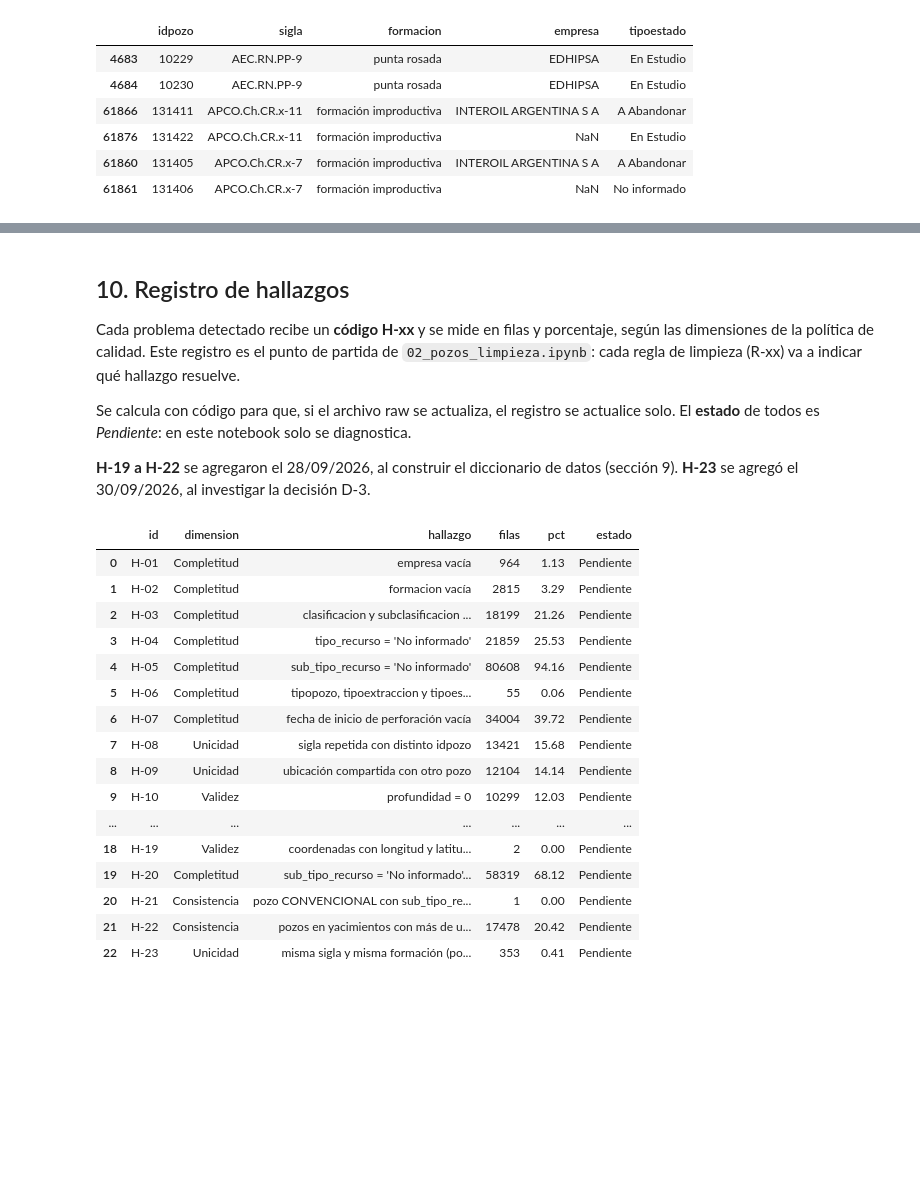
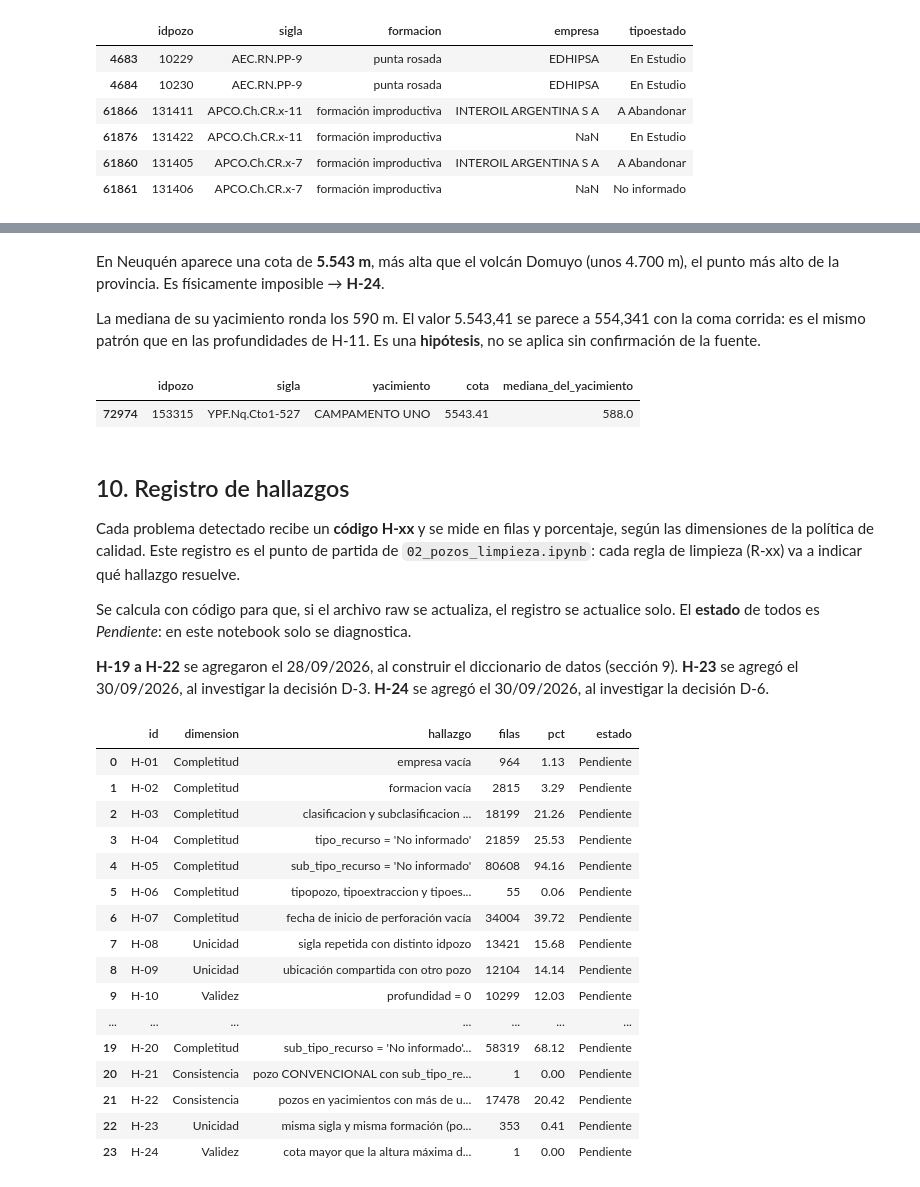
Before and after one commit to ncyanzon/dg, a Jupyter notebook: notebooks/01_pozos_perfilado.ipynb, the cells around one changed output, grey strips where cells are left out. Cells and saved outputs as stored; diff of their text form; code cells hidden in the pictures; blank space fills up the shorter version.

```diff
--- a/notebooks/01_pozos_perfilado.ipynb
+++ b/notebooks/01_pozos_perfilado.ipynb
@@ -491,3 +506,21 @@ Filas con misma sigla y misma formación: 353 | siglas: 159
+# %% [markdown]
+En Neuquén aparece una cota de **5.543 m**, más alta que el volcán Domuyo (unos 4.700 m), el punto más alto de la provincia.
+Es físicamente imposible → **H-24**.
+
+La mediana de su yacimiento ronda los 590 m. El valor 5.543,41 se parece a 554,341 con la coma corrida:
+es el mismo patrón que en las profundidades de H-11. Es una **hipótesis**, no se aplica sin confirmación de la fuente.
+# %%
+ALTURA_MAXIMA_NEUQUEN = 4700  # volcán Domuyo, el punto más alto de Neuquén (aproximado)
+
+cota_imposible_alta = (df["provincia"] == "Neuquén") & (df["cota"] > ALTURA_MAXIMA_NEUQUEN)
+mediana_por_yacimiento = df.groupby("yacimiento")["cota"].median()
+
+df.loc[cota_imposible_alta, ["idpozo", "sigla", "yacimiento", "cota"]].assign(
+    mediana_del_yacimiento=df["yacimiento"].map(mediana_por_yacimiento).round(0)
+)
+# %% [output]
+|  | idpozo | sigla | yacimiento | cota | mediana_del_yacimiento |
+| 72974 | 153315 | YPF.Nq.Cto1-527 | CAMPAMENTO UNO | 5543.41 | 588.0 |
 # %% [markdown]
 ## 10. Registro de hallazgos
 
@@ -499,6 +532,7 @@ El **estado** de todos es *Pendiente*: en este notebook solo se diagnostica.
 
 **H-19 a H-22** se agregaron el 28/09/2026, al construir el diccionario de datos (sección 9).
 **H-23** se agregó el 30/09/2026, al investigar la decisión D-3.
+**H-24** se agregó el 30/09/2026, al investigar la decisión D-6.
 # %%
 total = len(df)
 codigos_repetidos = areas_con_varios_codigos[areas_con_varios_codigos > 1].index
@@ -521,38 +555,39 @@ hallazgos = [
      (fechas["adjiv_fecha_fin_perf"] < fechas["adjiv_fecha_inicio_perf"]).sum()),
     ("Validez", "fechas guardadas como texto (4 columnas)", total),
     ("Consistencia", "formacion en minúsculas (el resto de los textos en mayúsculas)", df["formacion"].str.islower().sum()),
     ("Consistencia", "pozos en áreas con más de un código de área", df["area"].isin(codigos_repetidos).sum()),
     ("Consistencia", "provincia = 'Estado Nacional' (no es una provincia)", (df["provincia"] == "Estado Nacional").sum()),
     ("Validez", "coordenadas con longitud y latitud invertidas", coordenadas_fuera.sum()),
     ("Completitud", "sub_tipo_recurso = 'No informado' en pozos CONVENCIONAL: significa 'no aplica' (corrige H-05)", subtipo_no_aplica.sum()),
     ("Consistencia", "pozo CONVENCIONAL con sub_tipo_recurso informado", convencional_con_subtipo.sum()),
     ("Consistencia", "pozos en yacimientos con más de un código", df["yacimiento"].isin(yacimientos_con_varios_codigos).sum()),
     ("Unicidad", "misma sigla y misma formación (posible carga duplicada)", misma_sigla_y_formacion.sum()),
+    ("Validez", "cota mayor que la altura máxima de su provincia", cota_imposible_alta.sum()),
 ]
 
 registro_hallazgos = pd.DataFrame(hallazgos, columns=["dimension", "hallazgo", "filas"])
 registro_hallazgos.insert(0, "id", [f"H-{i:02d}" for i in range(1, len(hallazgos) + 1)])
 registro_hallazgos["pct"] = (registro_hallazgos["filas"] / total * 100).round(2)
 registro_hallazgos["estado"] = "Pendiente"
 registro_hallazgos
 # %% [output]
 |  | id | dimension | hallazgo | filas | pct | estado |
 | 0 | H-01 | Completitud | empresa vacía | 964 | 1.13 | Pendiente |
 | 1 | H-02 | Completitud | formacion vacía | 2815 | 3.29 | Pendiente |
 | 2 | H-03 | Completitud | clasificacion y subclasificacion ... | 18199 | 21.26 | Pendiente |
 | 3 | H-04 | Completitud | tipo_recurso = 'No informado' | 21859 | 25.53 | Pendiente |
 | 4 | H-05 | Completitud | sub_tipo_recurso = 'No informado' | 80608 | 94.16 | Pendiente |
 | 5 | H-06 | Completitud | tipopozo, tipoextraccion y tipoes... | 55 | 0.06 | Pendiente |
 | 6 | H-07 | Completitud | fecha de inicio de perforación vacía | 34004 | 39.72 | Pendiente |
 | 7 | H-08 | Unicidad | sigla repetida con distinto idpozo | 13421 | 15.68 | Pendiente |
 | 8 | H-09 | Unicidad | ubicación compartida con otro pozo | 12104 | 14.14 | Pendiente |
 | 9 | H-10 | Validez | profundidad = 0 | 10299 | 12.03 | Pendiente |
 | ... | ... | ... | ... | ... | ... | ... |
-| 18 | H-19 | Validez | coordenadas con longitud y latitu... | 2 | 0.00 | Pendiente |
 | 19 | H-20 | Completitud | sub_tipo_recurso = 'No informado'... | 58319 | 68.12 | Pendiente |
 | 20 | H-21 | Consistencia | pozo CONVENCIONAL con sub_tipo_re... | 1 | 0.00 | Pendiente |
 | 21 | H-22 | Consistencia | pozos en yacimientos con más de u... | 17478 | 20.42 | Pendiente |
 | 22 | H-23 | Unicidad | misma sigla y misma formación (po... | 353 | 0.41 | Pendiente |
+| 23 | H-24 | Validez | cota mayor que la altura máxima d... | 1 | 0.00 | Pendiente |
 # %% [markdown]
 ## 11. Conclusiones y decisiones pendientes
 
```
Also changed, not shown: parts of 4 cells of this notebook, 2 other files.
